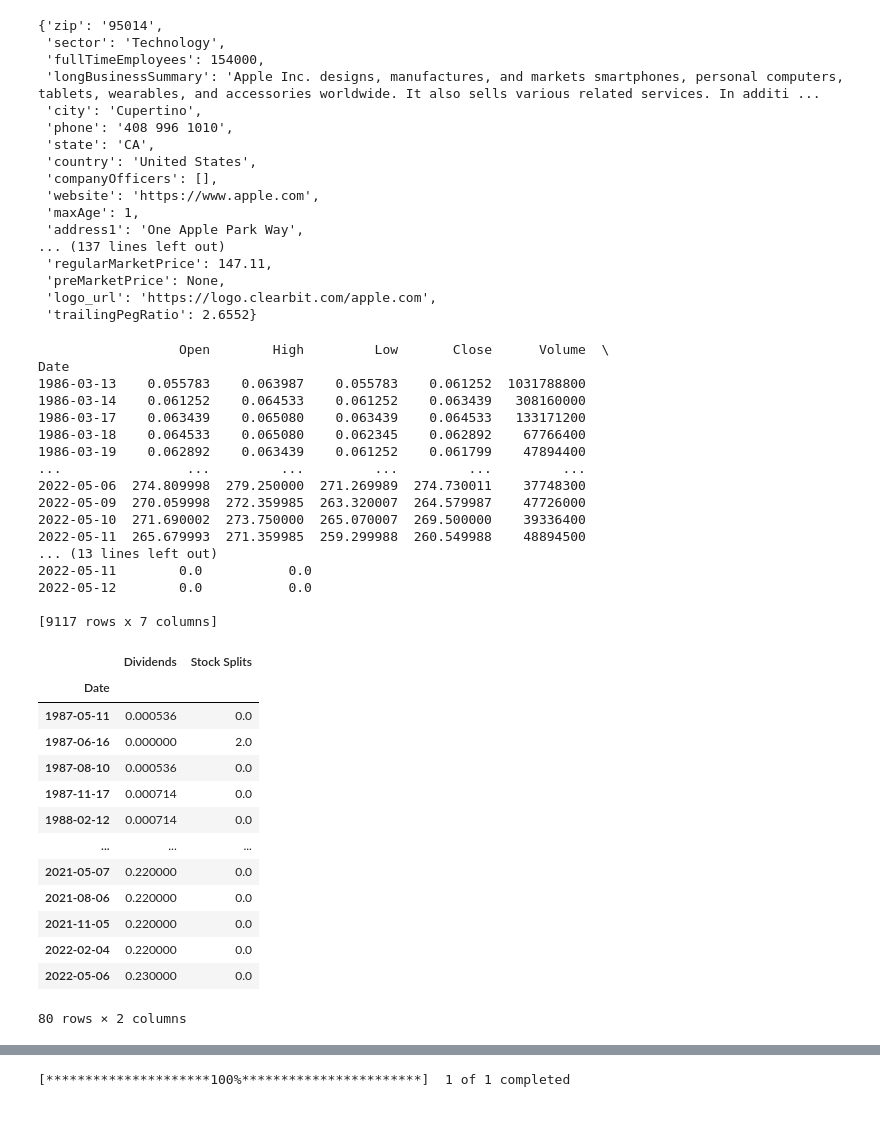
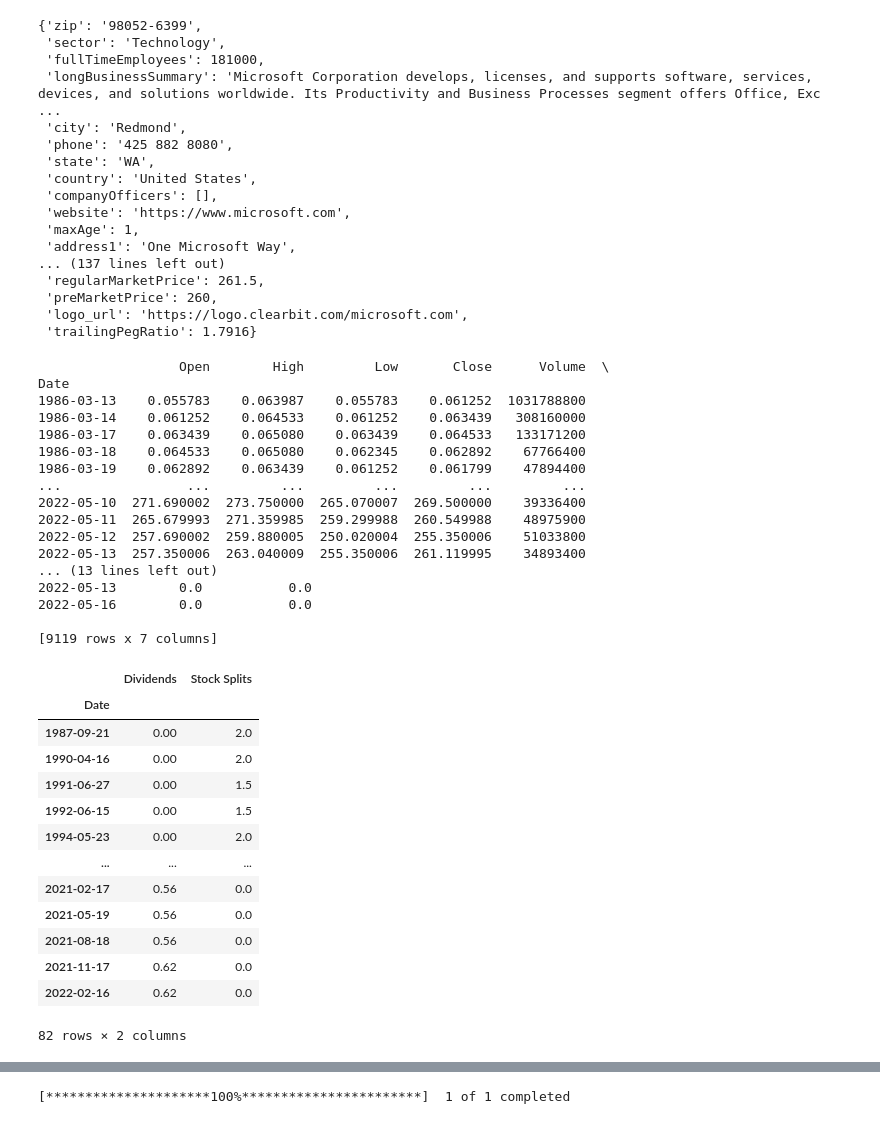
Before and after one commit to pnimma01/ProfitsRus, a Jupyter notebook: DataPull_From_yFinance.ipynb, the cells around one changed output, grey strips where cells are left out. Saved outputs shown, nothing was run; the diff lists cells and outputs as text; code cells hidden in the pictures.

```diff
--- a/DataPull_From_yFinance.ipynb
+++ b/DataPull_From_yFinance.ipynb
@@ -3,26 +30,26 @@ import yfinance as yf
 # %%
-aapl = yf.Ticker("AAPL")
+msft = yf.Ticker("MSFT")
 # %%
 # get stock info --- data as dictionary
-aapl.info
+msft.info
 # %% [output]
-{'zip': '95014',
+{'zip': '98052-6399',
  'sector': 'Technology',
- 'fullTimeEmployees': 154000,
- 'longBusinessSummary': 'Apple Inc. designs, manufactures, and markets smartphones, personal computers, tablets, wearables, and accessories worldwide. It also sells various related services. In additi ...
- 'city': 'Cupertino',
- 'phone': '408 996 1010',
- 'state': 'CA',
+ 'fullTimeEmployees': 181000,
+ 'longBusinessSummary': 'Microsoft Corporation develops, licenses, and supports software, services, devices, and solutions worldwide. Its Productivity and Business Processes segment offers Office, Exc ...
+ 'city': 'Redmond',
+ 'phone': '425 882 8080',
+ 'state': 'WA',
  'country': 'United States',
  'companyOfficers': [],
- 'website': 'https://www.apple.com',
+ 'website': 'https://www.microsoft.com',
  'maxAge': 1,
- 'address1': 'One Apple Park Way',
+ 'address1': 'One Microsoft Way',
 ... (137 lines left out)
- 'regularMarketPrice': 147.11,
- 'preMarketPrice': None,
- 'logo_url': 'https://logo.clearbit.com/apple.com',
- 'trailingPegRatio': 2.6552}
+ 'regularMarketPrice': 261.5,
+ 'preMarketPrice': 260,
+ 'logo_url': 'https://logo.clearbit.com/microsoft.com',
+ 'trailingPegRatio': 1.7916}
 # %%
 # get historical market data
 hist = msft.history(period="max")
@@ -36,32 +63,32 @@ Date
 1986-03-18    0.064533    0.065080    0.062345    0.062892    67766400
 1986-03-19    0.062892    0.063439    0.061252    0.061799    47894400
 ...                ...         ...         ...         ...         ...
-2022-05-06  274.809998  279.250000  271.269989  274.730011    37748300
-2022-05-09  270.059998  272.359985  263.320007  264.579987    47726000
 2022-05-10  271.690002  273.750000  265.070007  269.500000    39336400
-2022-05-11  265.679993  271.359985  259.299988  260.549988    48894500
+2022-05-11  265.679993  271.359985  259.299988  260.549988    48975900
+2022-05-12  257.690002  259.880005  250.020004  255.350006    51033800
+2022-05-13  257.350006  263.040009  255.350006  261.119995    34893400
 ... (13 lines left out)
-2022-05-11        0.0           0.0
-2022-05-12        0.0           0.0
+2022-05-13        0.0           0.0
+2022-05-16        0.0           0.0
 
-[9117 rows x 7 columns]
+[9119 rows x 7 columns]
 # %%
 # show actions (dividends, splits)
-aapl.actions
+msft.actions
 # %% [output]
 |  | Dividends | Stock Splits |
 | Date |  |  |
-| 1987-05-11 | 0.000536 | 0.0 |
-| 1987-06-16 | 0.000000 | 2.0 |
-| 1987-08-10 | 0.000536 | 0.0 |
-| 1987-11-17 | 0.000714 | 0.0 |
-| 1988-02-12 | 0.000714 | 0.0 |
+| 1987-09-21 | 0.00 | 2.0 |
+| 1990-04-16 | 0.00 | 2.0 |
+| 1991-06-27 | 0.00 | 1.5 |
+| 1992-06-15 | 0.00 | 1.5 |
+| 1994-05-23 | 0.00 | 2.0 |
 | ... | ... | ... |
-| 2021-05-07 | 0.220000 | 0.0 |
-| 2021-08-06 | 0.220000 | 0.0 |
-| 2021-11-05 | 0.220000 | 0.0 |
-| 2022-02-04 | 0.220000 | 0.0 |
-| 2022-05-06 | 0.230000 | 0.0 |
+| 2021-02-17 | 0.56 | 0.0 |
+| 2021-05-19 | 0.56 | 0.0 |
+| 2021-08-18 | 0.56 | 0.0 |
+| 2021-11-17 | 0.62 | 0.0 |
+| 2022-02-16 | 0.62 | 0.0 |
-80 rows × 2 columns
+82 rows × 2 columns
 # %%
 # show dividends
```
Also changed, not shown: parts of 10 cells of this notebook, 3 other files.
